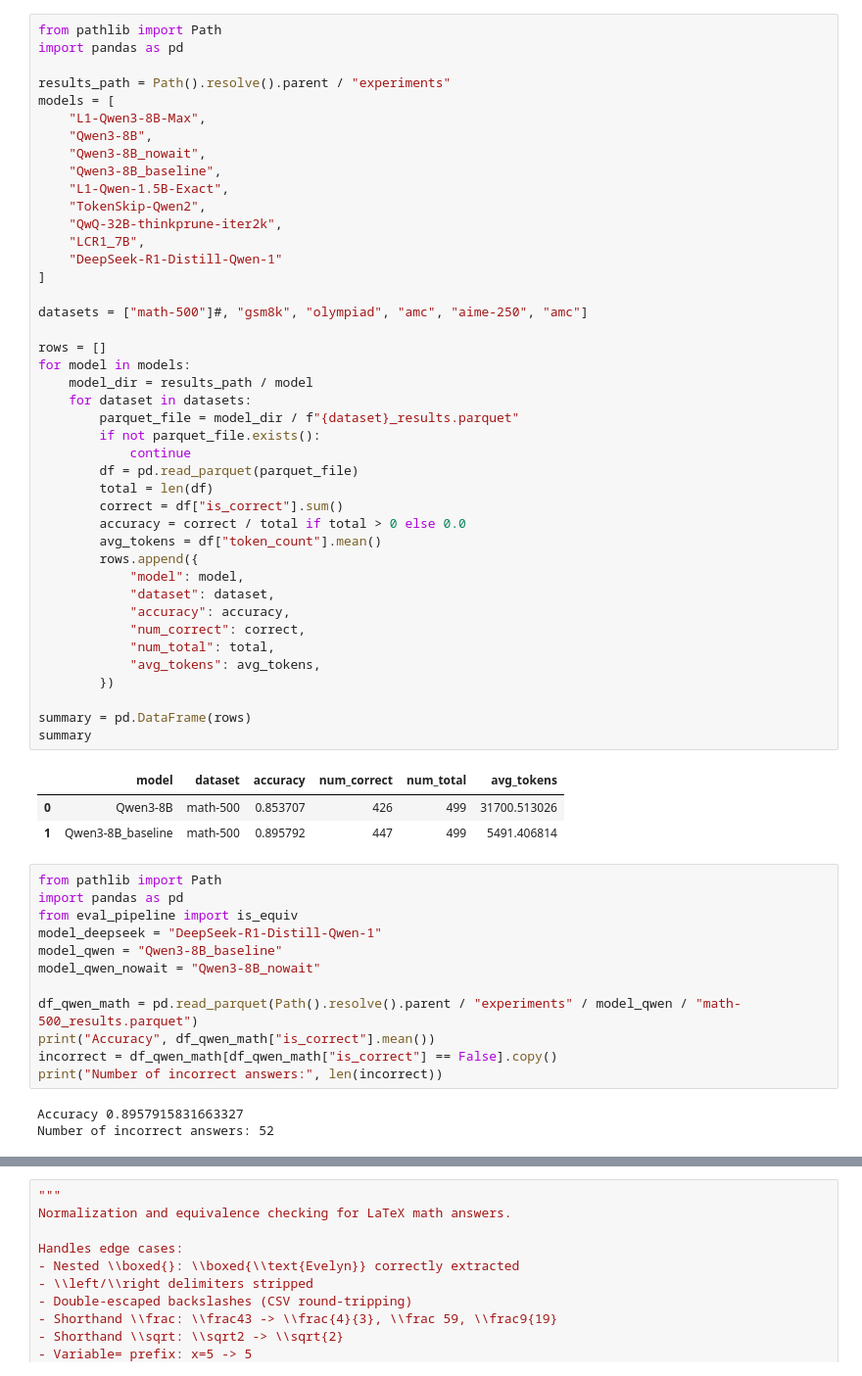
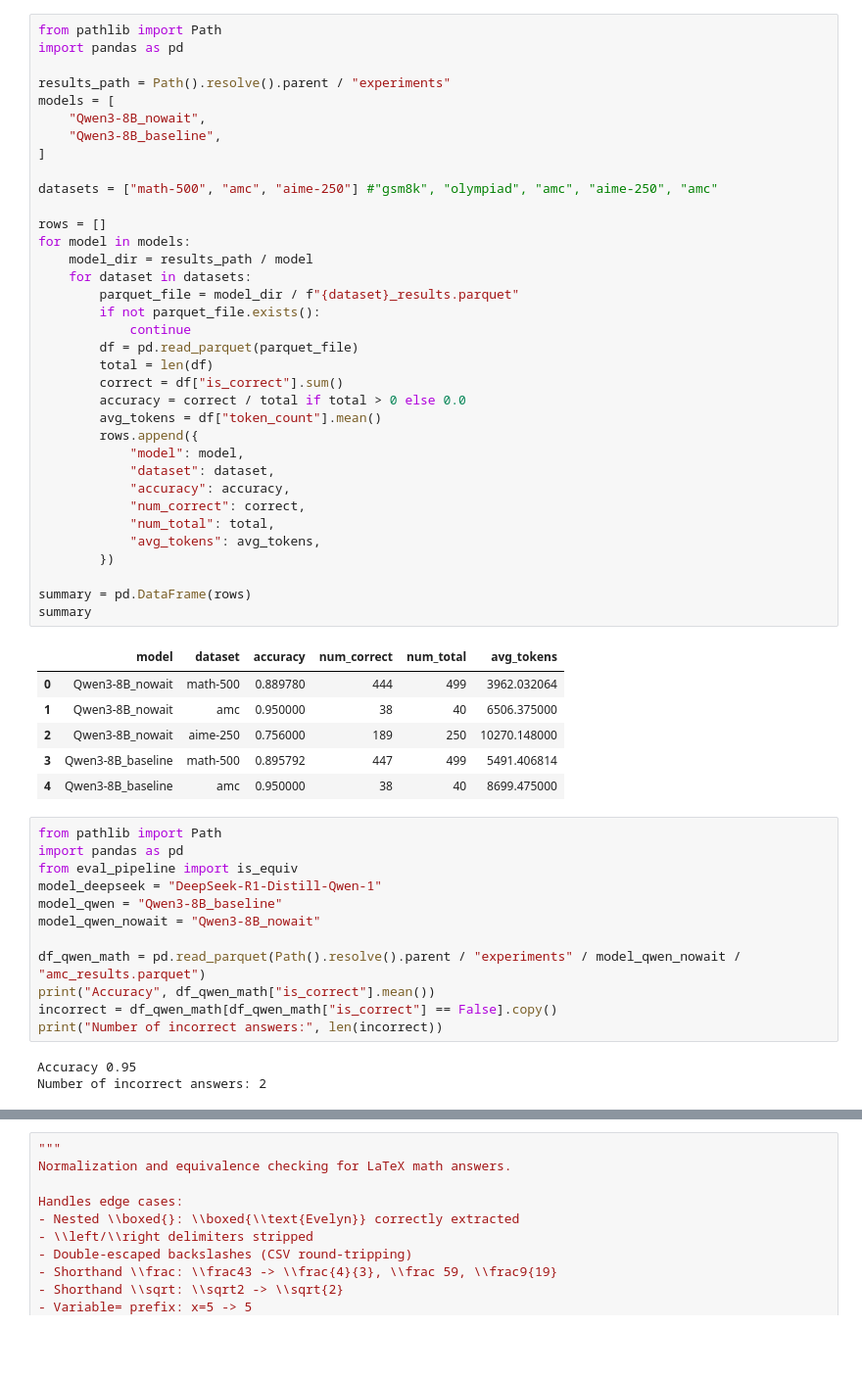
Before and after one commit to SebastianJitaru29/llm-think-too-much, a Jupyter notebook: evaluation/results_analysis.ipynb, the cells around one changed output, grey strips where cells are left out. Shown at 98% size. Cells and saved outputs as stored; diff of their text form; blank space fills up the shorter version.

Commit message:
wip: proper experiments

```diff
--- a/evaluation/results_analysis.ipynb
+++ b/evaluation/results_analysis.ipynb
@@ -4,46 +4,42 @@ import pandas as pd
 
 results_path = Path().resolve().parent / "experiments"
 models = [
-    "L1-Qwen3-8B-Max",
-    "Qwen3-8B",
     "Qwen3-8B_nowait",
     "Qwen3-8B_baseline",
-    "L1-Qwen-1.5B-Exact",
-    "TokenSkip-Qwen2",
-    "QwQ-32B-thinkprune-iter2k",
-    "LCR1_7B",
-    "DeepSeek-R1-Distill-Qwen-1"
 ]
 
-datasets = ["math-500"]#, "gsm8k", "olympiad", "amc", "aime-250", "amc"]
+datasets = ["math-500", "amc", "aime-250"] #"gsm8k", "olympiad", "amc", "aime-250", "amc"
 
 rows = []
 for model in models:
     model_dir = results_path / model
     for dataset in datasets:
         parquet_file = model_dir / f"{dataset}_results.parquet"
         if not parquet_file.exists():
             continue
         df = pd.read_parquet(parquet_file)
         total = len(df)
         correct = df["is_correct"].sum()
         accuracy = correct / total if total > 0 else 0.0
         avg_tokens = df["token_count"].mean()
         rows.append({
             "model": model,
             "dataset": dataset,
             "accuracy": accuracy,
             "num_correct": correct,
             "num_total": total,
             "avg_tokens": avg_tokens,
         })
 
 summary = pd.DataFrame(rows)
 summary
 # %% [output]
 |  | model | dataset | accuracy | num_correct | num_total | avg_tokens |
-| 0 | Qwen3-8B | math-500 | 0.853707 | 426 | 499 | 31700.513026 |
-| 1 | Qwen3-8B_baseline | math-500 | 0.895792 | 447 | 499 | 5491.406814 |
+| 0 | Qwen3-8B_nowait | math-500 | 0.889780 | 444 | 499 | 3962.032064 |
+| 1 | Qwen3-8B_nowait | amc | 0.950000 | 38 | 40 | 6506.375000 |
+| 2 | Qwen3-8B_nowait | aime-250 | 0.756000 | 189 | 250 | 10270.148000 |
+| 3 | Qwen3-8B_baseline | math-500 | 0.895792 | 447 | 499 | 5491.406814 |
+| 4 | Qwen3-8B_baseline | amc | 0.950000 | 38 | 40 | 8699.475000 |
 # %%
 from pathlib import Path
 import pandas as pd
@@ -52,13 +48,13 @@ model_deepseek = "DeepSeek-R1-Distill-Qwen-1"
 model_qwen = "Qwen3-8B_baseline"
 model_qwen_nowait = "Qwen3-8B_nowait"
 
-df_qwen_math = pd.read_parquet(Path().resolve().parent / "experiments" / model_qwen / "math-500_results.parquet")
+df_qwen_math = pd.read_parquet(Path().resolve().parent / "experiments" / model_qwen_nowait / "amc_results.parquet")
 print("Accuracy", df_qwen_math["is_correct"].mean())
 incorrect = df_qwen_math[df_qwen_math["is_correct"] == False].copy()
 print("Number of incorrect answers:", len(incorrect))
 # %% [output]
-Accuracy 0.8957915831663327
-Number of incorrect answers: 52
+Accuracy 0.95
+Number of incorrect answers: 2
 # %%
 incorrect.head(59)
 # %% [output]
```
Also changed, not shown: parts of 3 cells of this notebook, 8 other files.
